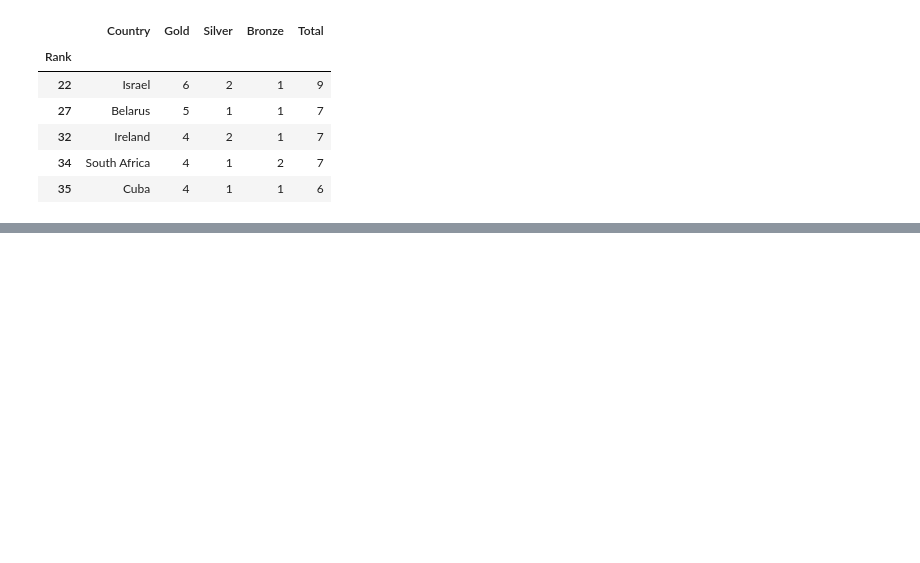
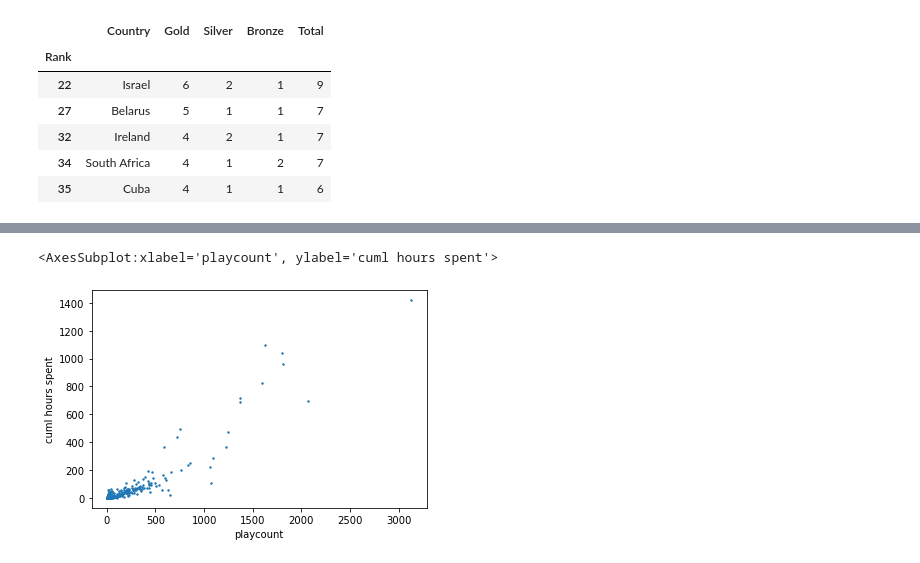
Before and after one commit to MaeveBray/ucdpa, a Jupyter notebook: tokyo2020paralympics2.ipynb, the cells around one changed output, grey strips where cells are left out. Drawn from its saved outputs; the diff is of its cells as text; code cells hidden in the pictures; blank space fills up the shorter version.

```diff
--- a/tokyo2020paralympics2.ipynb
+++ b/tokyo2020paralympics2.ipynb
@@ -294,0 +431,3 @@ gold_ireland_labelled.head()
+# %%
+tokyo2020hours = pd.read_csv('tokyo2020_paralympics_hours.csv')
+tokyo2020hours
@@ -294,0 +448,5 @@ gold_ireland_labelled.head()
+# %%
+tokyo2020hours.plot.scatter('playcount', 'cuml hours spent', s=2)
+# %% [output]
+<AxesSubplot:xlabel='playcount', ylabel='cuml hours spent'>
+[figure, added]
```
Also changed, not shown: parts of 31 cells of this notebook, 1 other file.
